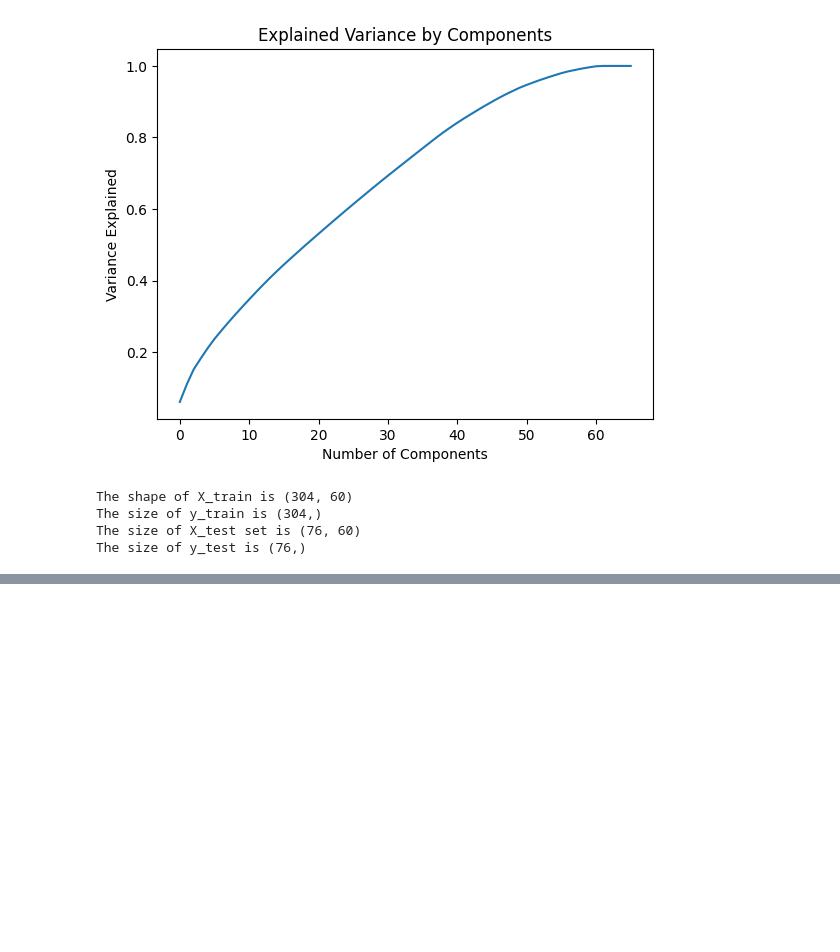
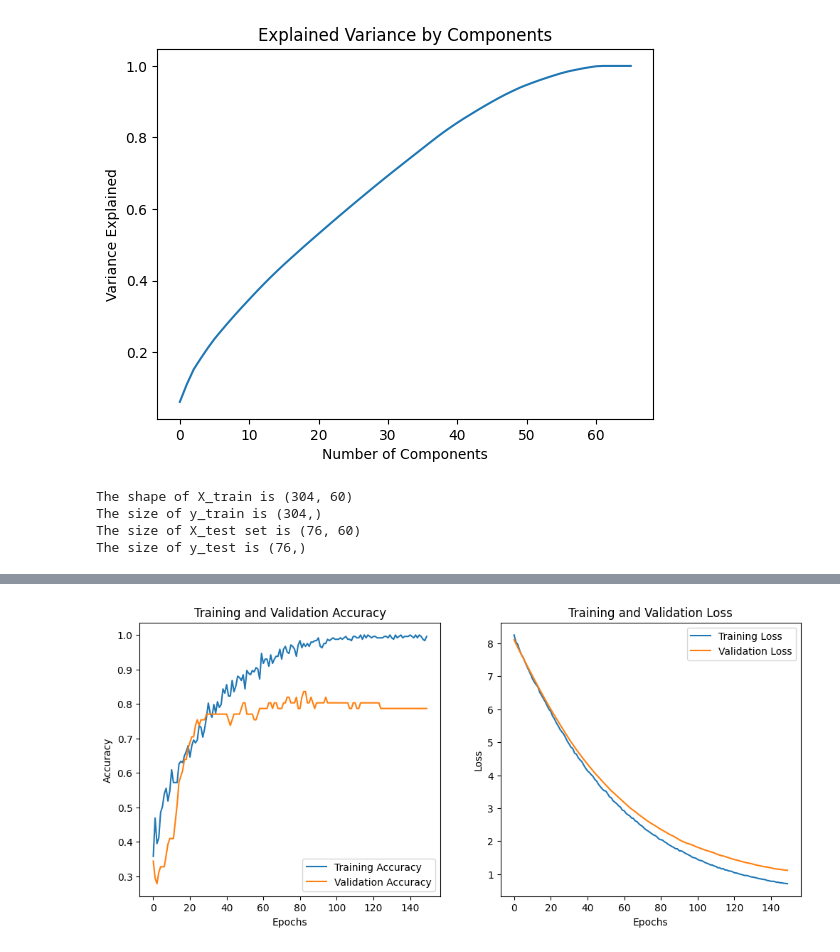
Before and after one commit to vv7ishere/Seria-A_prediction, a Jupyter notebook: seria.ipynb, the cells around one changed output, grey strips where cells are left out. Saved outputs shown, nothing was run; the diff lists cells and outputs as text; code cells hidden in the pictures; blank space fills up the shorter version.

```diff
--- a/seria.ipynb
+++ b/seria.ipynb
@@ -604,0 +632,69 @@ Model: "sequential_3"
+# %%
+# Updated model architecture with different parameter
+model10 = tf.keras.models.Sequential([
+    tf.keras.layers.Dense(256, activation='relu', kernel_regularizer=regularizers.L2(0.02)),  # Increased units
+    tf.keras.layers.Dropout(0.2),  # Adjusted dropout
+    tf.keras.layers.Dense(128, activation='relu', kernel_regularizer=regularizers.L2(0.02)),  # Adjusted units
+    tf.keras.layers.Dropout(0.3),  # Adjusted dropout
+    tf.keras.layers.Dense(64, activation='relu', kernel_regularizer=regularizers.L2(0.02)),  # Adjusted units
+    tf.keras.layers.Dropout(0.4),  # Adjusted dropout
+    tf.keras.layers.Dense(3, activation='softmax')
+])
+
+# Compile the model with AdamW optimizer and fixed learning rate
+model10.compile(
+    loss='categorical_crossentropy',
+    optimizer=AdamW(learning_rate=0.0002, weight_decay=1e-5),  # Use fixed learning rate
+    metrics=['accuracy']
+)
+
+# Callbacks for early stopping and learning rate adjustment
+reduce_lr = ReduceLROnPlateau(monitor='val_loss', factor=0.5, patience=5, min_lr=1e-6)
+early_stopping = EarlyStopping(monitor='val_loss', patience=10, restore_best_weights=True)
+
+# Train the model with callbacks
+history = model10.fit(
+    X_train, y_train,
+    epochs=150,
+    batch_size=32,
+    validation_split=0.2,
+    callbacks=[early_stopping, reduce_lr]
+)
+
+# Plotting training & validation accuracy and loss
+plt.figure(figsize=(12, 5))
+
+# Accuracy
+plt.subplot(1, 2, 1)
+plt.plot(history.history['accuracy'], label='Training Accuracy')
+plt.plot(history.history['val_accuracy'], label='Validation Accuracy')
+plt.title('Training and Validation Accuracy')
+plt.xlabel('Epochs')
+plt.ylabel('Accuracy')
+plt.legend()
+
+# Loss
+plt.subplot(1, 2, 2)
+plt.plot(history.history['loss'], label='Training Loss')
+plt.plot(history.history['val_loss'], label='Validation Loss')
+plt.title('Training and Validation Loss')
+plt.xlabel('Epochs')
+plt.ylabel('Loss')
+plt.legend()
+
+plt.show()
+
+#this model is better than other ones
+from sklearn.metrics import confusion_matrix, classification_report
+
+y_pred = model10.predict(X_test)
+
+y_pred_class = tf.argmax(y_pred, axis=1)
+
+y_test_class = tf.argmax(y_test, axis=1)
+
+report = classification_report(y_test_class, y_pred_class)
+
+print("Classification Report:")
+print(report)
+# %% [output]
@@ -604,0 +718 @@ Model: "sequential_3"
+[figure, added]
```
Also changed, not shown: parts of 25 cells of this notebook.
